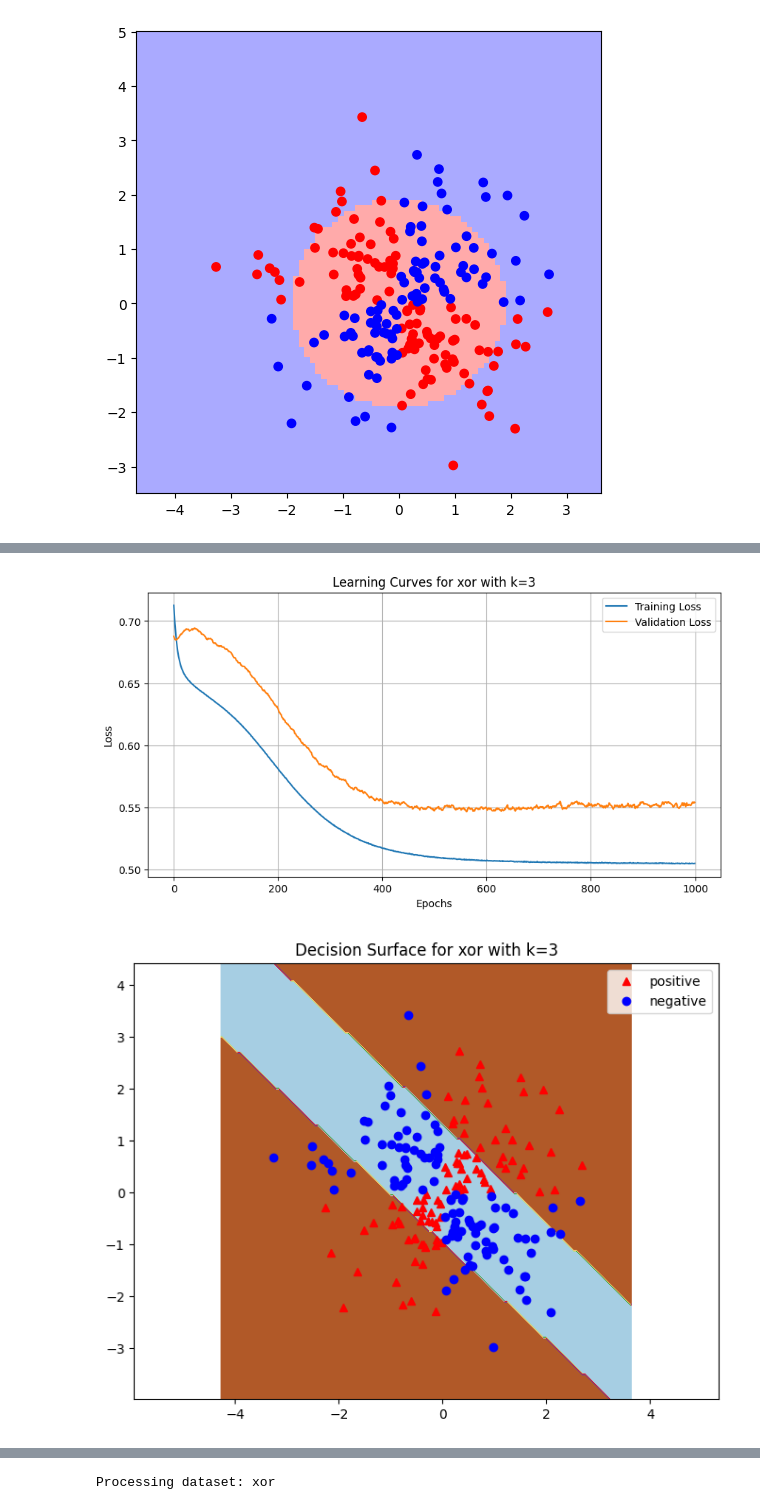
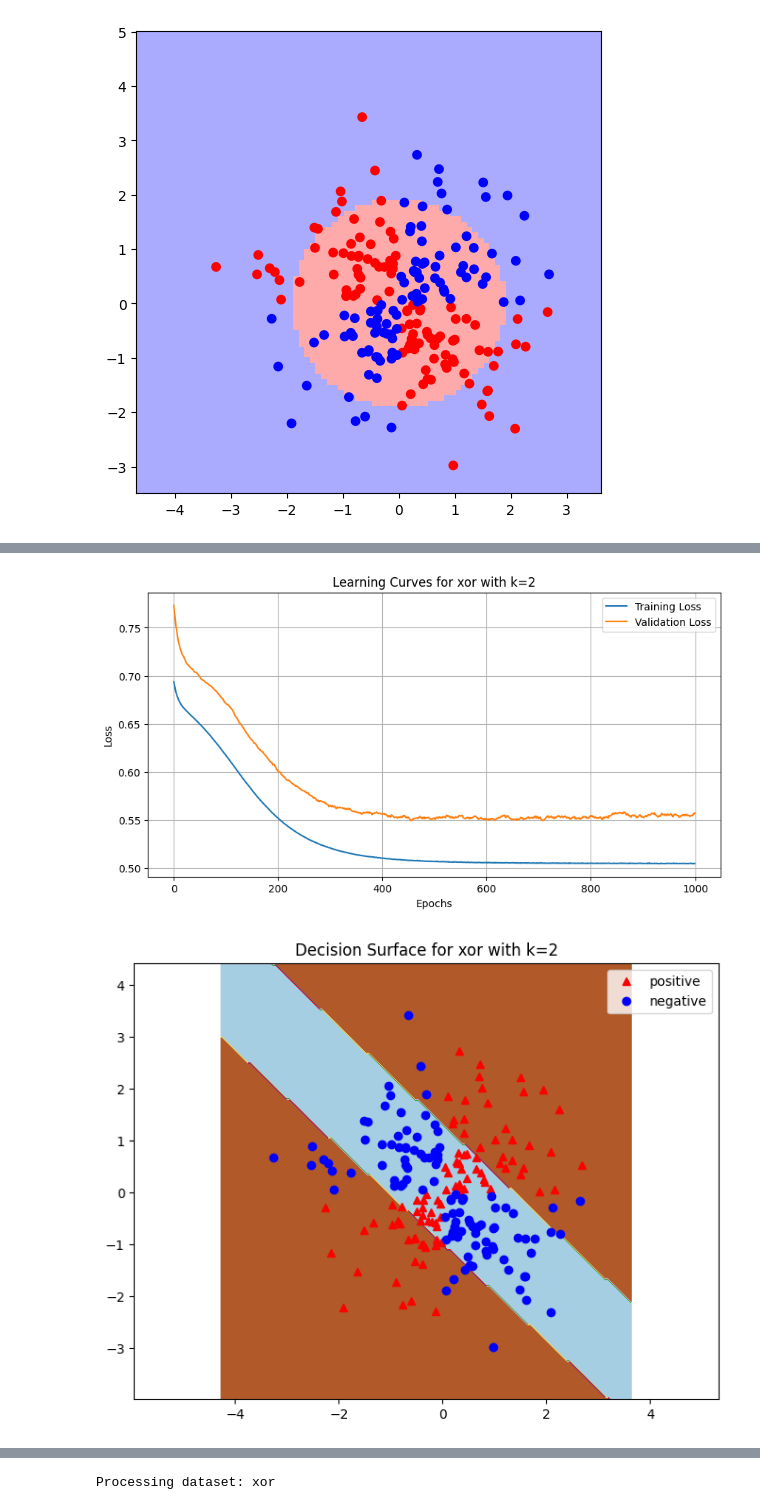
Before and after one commit to dawei25/ffnn_project, a Jupyter notebook: example.ipynb, the cells around one changed output, grey strips where cells are left out. Cells and saved outputs as stored; diff of their text form; code cells hidden in the pictures.

```diff
--- a/example.ipynb
+++ b/example.ipynb
@@ -394,7 +394,7 @@ for dataset_name in datasets:
     test_loader = DataLoader(test_dataset, batch_size=batch_size, shuffle=False)
 
     # Define the range of hidden layer sizes to experiment with
-    k_values = [2, 3, 5, 7, 9]
+    k_values = [2]#, 3, 5, 7, 9]
 
     # Initialize variables to keep track of the best model
     best_val_loss = float('inf')
@@ -498,6 +498,14 @@ for dataset_name in datasets:
     labels_test_mapped = np.where(y_test_np == 0, -1, 1)
 
 
+    def model_for_plotting(input_data):
+        with torch.no_grad():
+            inputs = torch.from_numpy(input_data).float()
+            outputs = best_model(inputs)
+            _, predicted = torch.max(outputs, 1)
+            predicted_labels = np.where(predicted.numpy() == 0, -1, 1)
+            return predicted_labels
+
     # Compute axis limits based on test data
     axis_limits = [X_test_np[:, 0].min() - 1, X_test_np[:, 0].max() + 1,
                    X_test_np[:, 1].min() - 1, X_test_np[:, 1].max() + 1]
@@ -530,4 +538,4 @@ Hidden Layer Size (k): 3
 Activation Function: Tanh
 Optimizer: SGD
-[figure, old version]
+[figure, new version]
-[figure, old version]
+[figure, new version]
```
Also changed, not shown: parts of 1 cell of this notebook.
